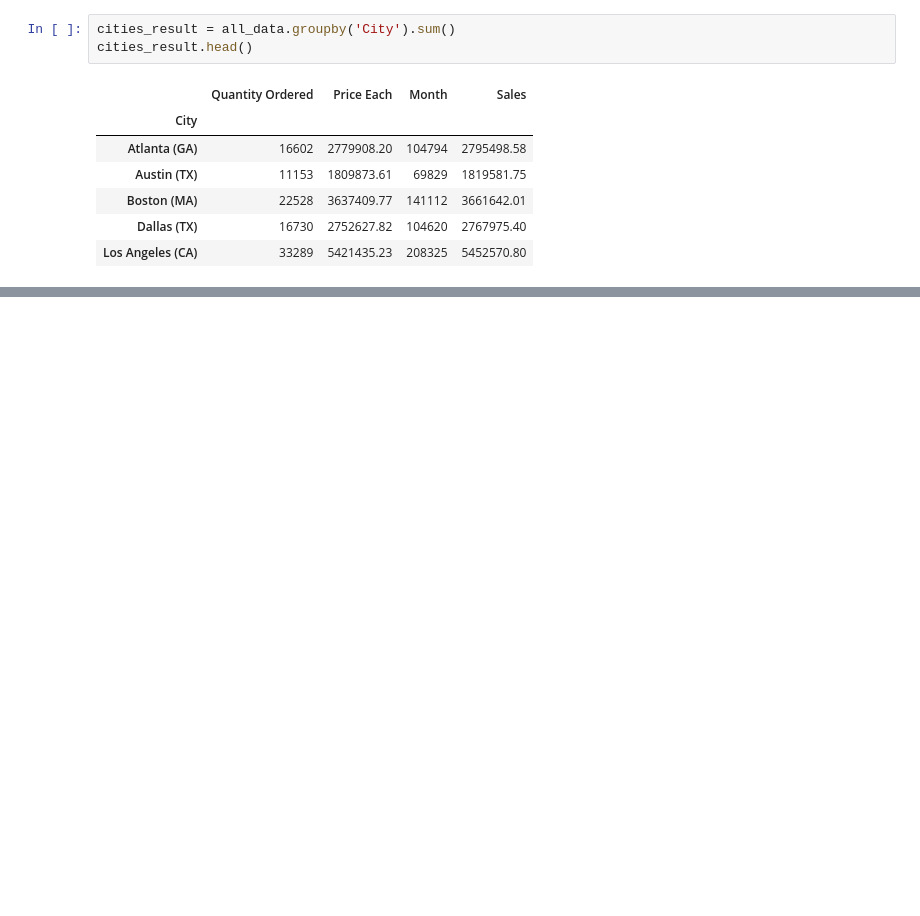
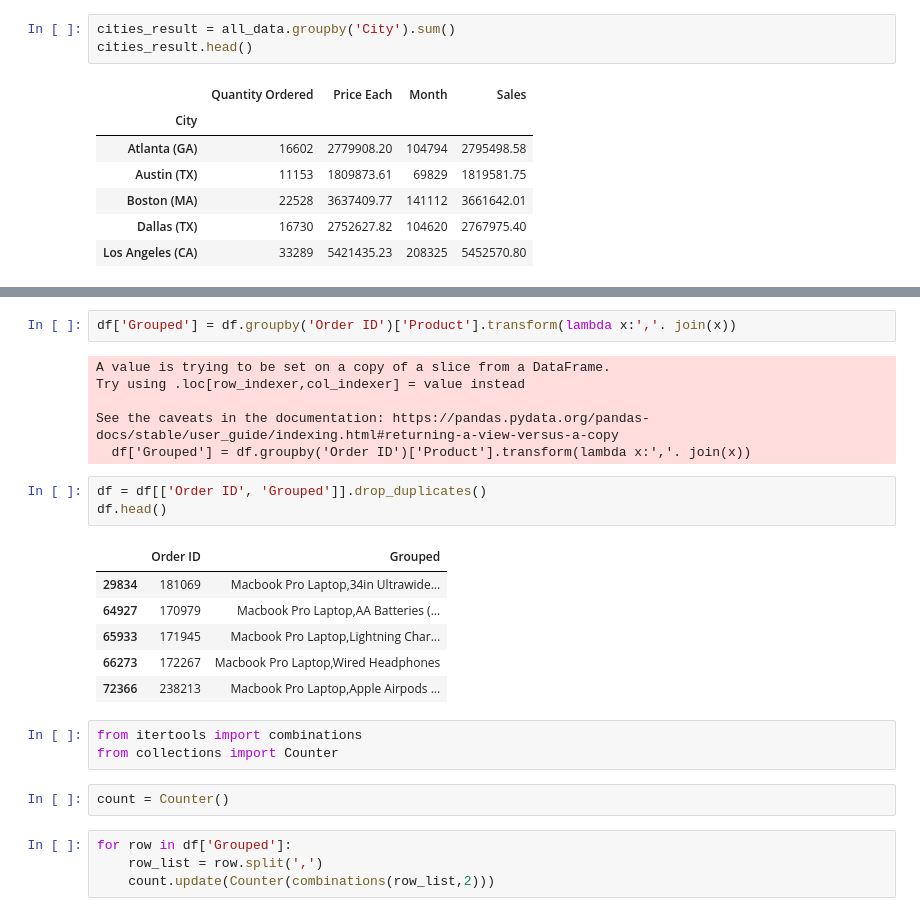
Before and after one commit to MarinaTheAnalyst/Python_Sub, a Jupyter notebook: Analysis.ipynb, the cells around one changed output, grey strips where cells are left out. Saved outputs shown, nothing was run; the diff lists cells and outputs as text; blank space fills up the shorter version.

```diff
--- a/Analysis.ipynb
+++ b/Analysis.ipynb
@@ -135,0 +168,27 @@ plt.show()
+# %%
+df['Grouped'] = df.groupby('Order ID')['Product'].transform(lambda x:','. join(x))
+# %% [output]
+A value is trying to be set on a copy of a slice from a DataFrame.
+Try using .loc[row_indexer,col_indexer] = value instead
+
+See the caveats in the documentation: https://pandas.pydata.org/pandas-docs/stable/user_guide/indexing.html#returning-a-view-versus-a-copy
+  df['Grouped'] = df.groupby('Order ID')['Product'].transform(lambda x:','. join(x))
+# %%
+df = df[['Order ID', 'Grouped']].drop_duplicates()
+df.head()
+# %% [output]
+|  | Order ID | Grouped |
+| 29834 | 181069 | Macbook Pro Laptop,34in Ultrawide... |
+| 64927 | 170979 | Macbook Pro Laptop,AA Batteries (... |
+| 65933 | 171945 | Macbook Pro Laptop,Lightning Char... |
+| 66273 | 172267 | Macbook Pro Laptop,Wired Headphones |
+| 72366 | 238213 | Macbook Pro Laptop,Apple Airpods ... |
+# %%
+from itertools import combinations
+from collections import Counter
+# %%
+count = Counter()
+# %%
+for row in df['Grouped']:
+    row_list = row.split(',')
+    count.update(Counter(combinations(row_list,2)))
```
Also changed, not shown: parts of 11 cells of this notebook.
